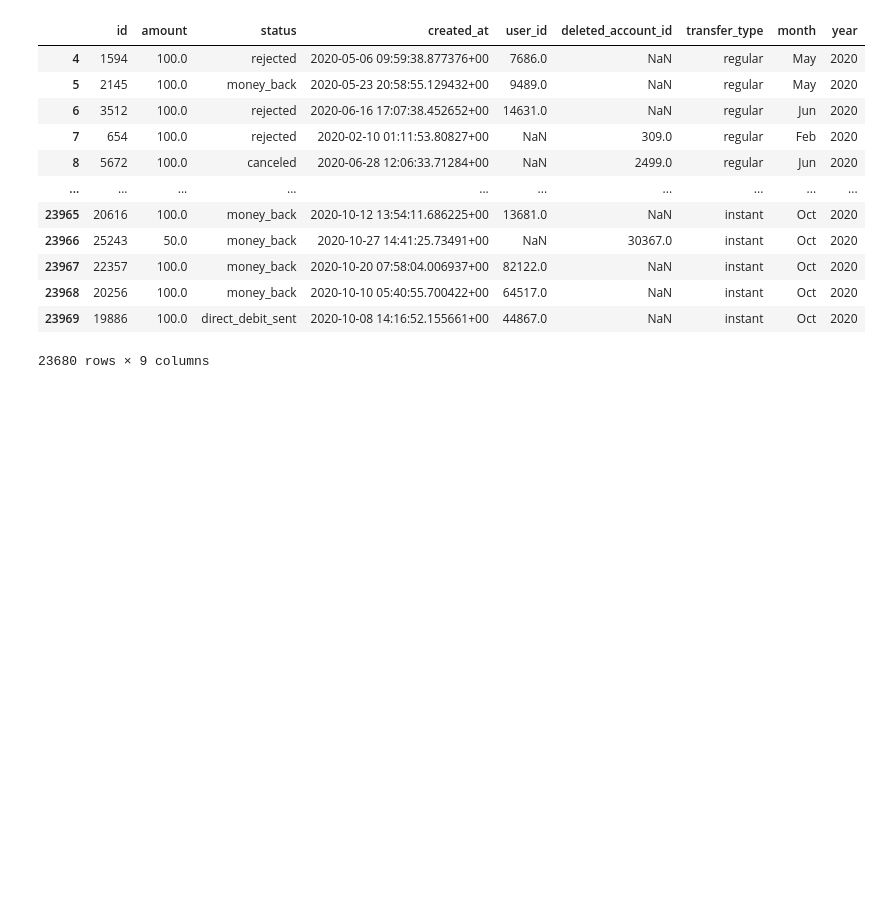
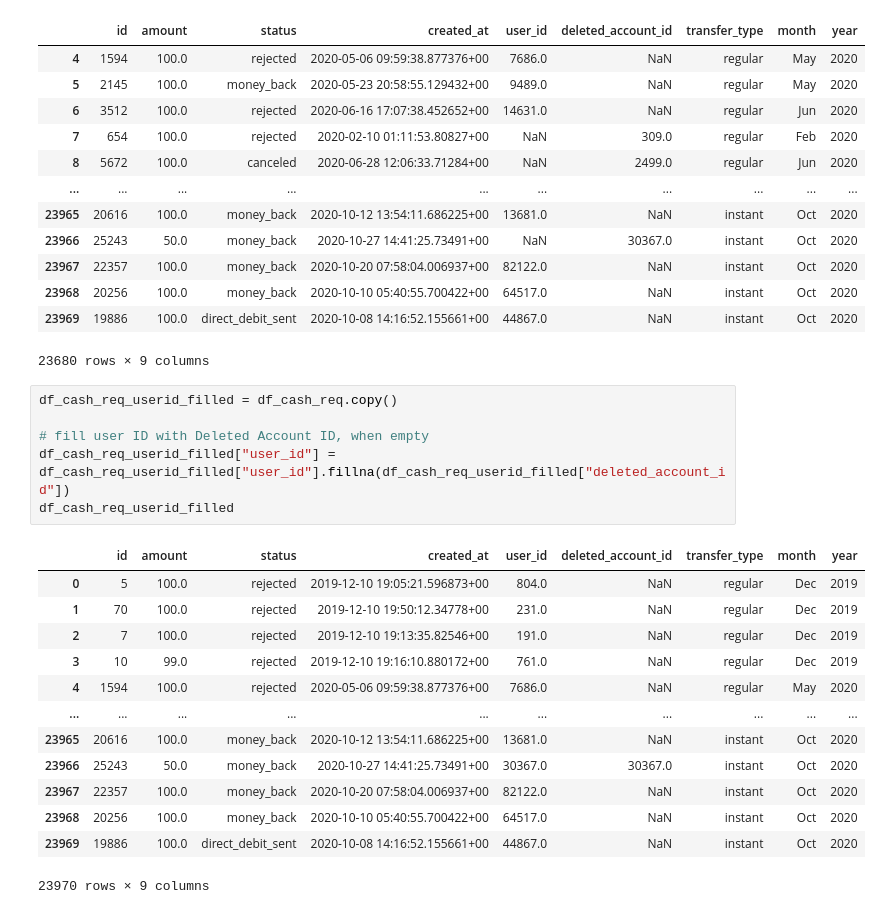
Before and after one commit to abhishek-chattopadhyay/project-1-ironhack-payments-2-en, a Jupyter notebook: code/cash.ipynb, the cells around one changed output. Drawn from its saved outputs; the diff is of its cells as text; blank space fills up the shorter version.

```diff
--- a/code/cash.ipynb
+++ b/code/cash.ipynb
@@ -198,3 +199,23 @@ df_cash_req_2020
 | 23968 | 20256 | 100.0 | money_back | 2020-10-10 05:40:55.700422+00 | 64517.0 | NaN | instant | Oct | 2020 |
 | 23969 | 19886 | 100.0 | direct_debit_sent | 2020-10-08 14:16:52.155661+00 | 44867.0 | NaN | instant | Oct | 2020 |
 23680 rows × 9 columns
+# %%
+df_cash_req_userid_filled = df_cash_req.copy()
+
+# fill user ID with Deleted Account ID, when empty
+df_cash_req_userid_filled["user_id"] = df_cash_req_userid_filled["user_id"].fillna(df_cash_req_userid_filled["deleted_account_id"])
+df_cash_req_userid_filled
+# %% [output]
+|  | id | amount | status | created_at | user_id | deleted_account_id | transfer_type | month | year |
+| 0 | 5 | 100.0 | rejected | 2019-12-10 19:05:21.596873+00 | 804.0 | NaN | regular | Dec | 2019 |
+| 1 | 70 | 100.0 | rejected | 2019-12-10 19:50:12.34778+00 | 231.0 | NaN | regular | Dec | 2019 |
+| 2 | 7 | 100.0 | rejected | 2019-12-10 19:13:35.82546+00 | 191.0 | NaN | regular | Dec | 2019 |
+| 3 | 10 | 99.0 | rejected | 2019-12-10 19:16:10.880172+00 | 761.0 | NaN | regular | Dec | 2019 |
+| 4 | 1594 | 100.0 | rejected | 2020-05-06 09:59:38.877376+00 | 7686.0 | NaN | regular | May | 2020 |
+| ... | ... | ... | ... | ... | ... | ... | ... | ... | ... |
+| 23965 | 20616 | 100.0 | money_back | 2020-10-12 13:54:11.686225+00 | 13681.0 | NaN | instant | Oct | 2020 |
+| 23966 | 25243 | 50.0 | money_back | 2020-10-27 14:41:25.73491+00 | 30367.0 | 30367.0 | instant | Oct | 2020 |
+| 23967 | 22357 | 100.0 | money_back | 2020-10-20 07:58:04.006937+00 | 82122.0 | NaN | instant | Oct | 2020 |
+| 23968 | 20256 | 100.0 | money_back | 2020-10-10 05:40:55.700422+00 | 64517.0 | NaN | instant | Oct | 2020 |
+| 23969 | 19886 | 100.0 | direct_debit_sent | 2020-10-08 14:16:52.155661+00 | 44867.0 | NaN | instant | Oct | 2020 |
+23970 rows × 9 columns
```
Also changed, not shown: parts of 14 cells of this notebook.
